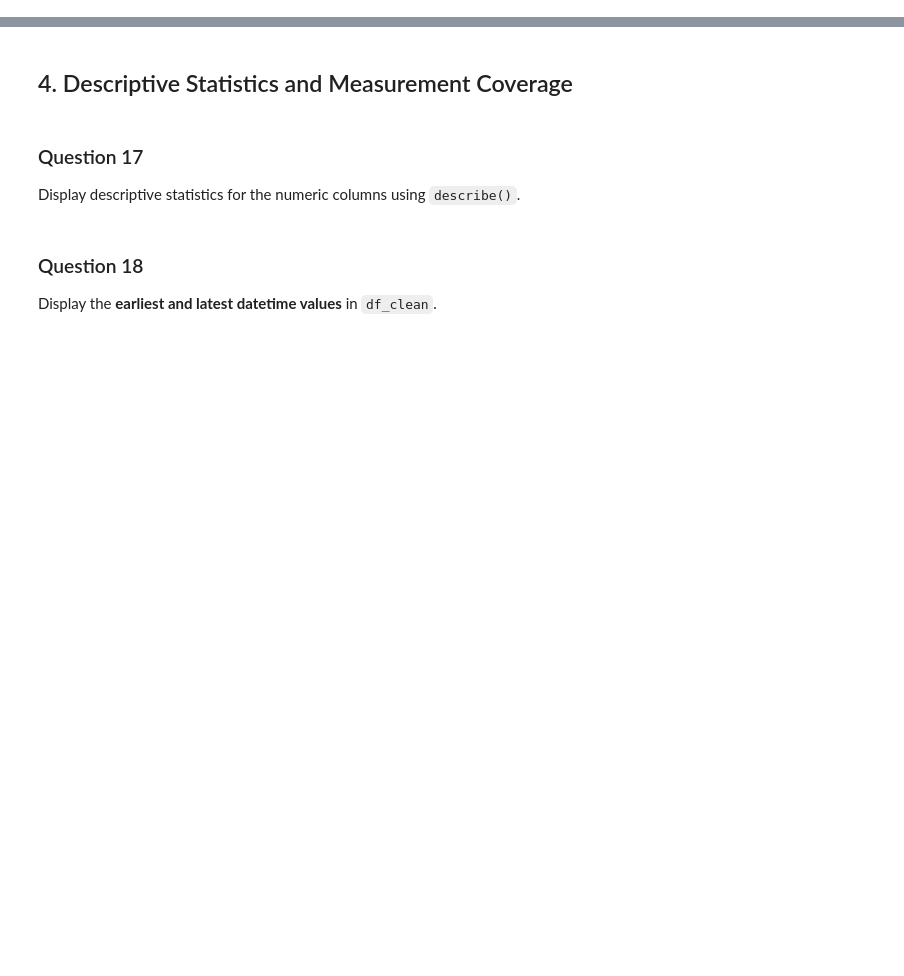
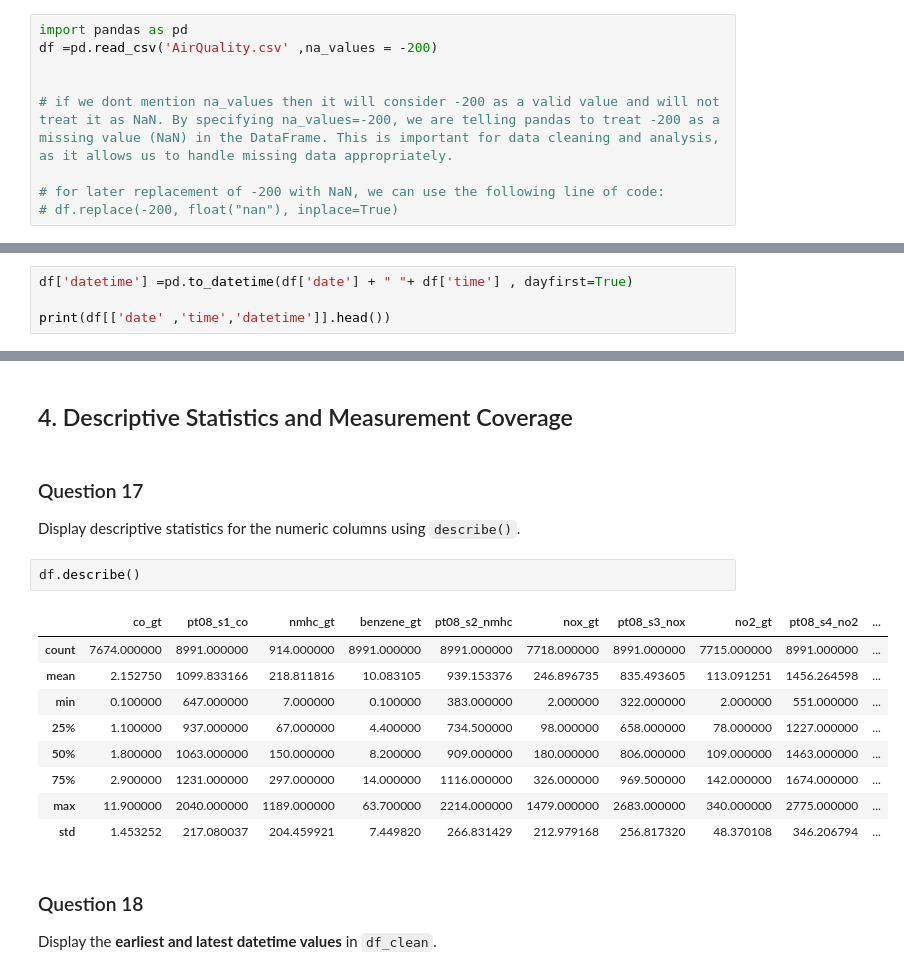
Before and after one commit to sumitshinde4585/Liha-tech-Assignments, a Jupyter notebook: Data-Science-Assignments-main/Assignment 8/Air_Quality_Beginner_to_Intermediate_Pandas_Practice.ipynb, the cells around one changed output, grey strips where cells are left out. Cells and saved outputs as stored; diff of their text form; blank space fills up the shorter version.

```diff
--- a/Data-Science-Assignments-main/Assignment 8/Air_Quality_Beginner_to_Intermediate_Pandas_Practice.ipynb
+++ b/Data-Science-Assignments-main/Assignment 8/Air_Quality_Beginner_to_Intermediate_Pandas_Practice.ipynb
@@ -58,6 +58,15 @@ By completing this assignment, you will practice a complete beginner-to-intermed
 # %% [markdown]
 ### Question 1
 Import the Pandas library using the alias `pd` and read **AirQuality.csv** into a DataFrame named `df`.
+# %%
+import pandas as pd
+df =pd.read_csv('AirQuality.csv' ,na_values = -200)
+
+
+# if we dont mention na_values then it will consider -200 as a valid value and will not treat it as NaN. By specifying na_values=-200, we are telling pandas to treat -200 as a missing value (NaN) in the DataFrame. This is important for data cleaning and analysis, as it allows us to handle missing data appropriately.
+
+# for later replacement of -200 with NaN, we can use the following line of code:
+# df.replace(-200, float("nan"), inplace=True)
 # %% [markdown]
 ### Question 2
 Display the first **5 rows** of the dataset.
@@ -93,3 +222,7 @@ Create a DataFrame named `df_clean` by removing rows missing `temperature_c`, `r
 # %% [markdown]
 ### Question 12
 Combine the `date` and `time` columns into a new datetime column named **datetime** using `pd.to_datetime()` with `dayfirst=True`.
+# %%
+df['datetime'] =pd.to_datetime(df['date'] + " "+ df['time'] , dayfirst=True)
+
+print(df[['date' ,'time','datetime']].head())
@@ -112,6 +302,18 @@ Using `loc`, display rows **10 to 15** for the columns **datetime, co_gt, benzen
 # %% [markdown]
 ### Question 17
 Display descriptive statistics for the numeric columns using `describe()`.
+# %%
+df.describe()
+# %% [output]
+|  | co_gt | pt08_s1_co | nmhc_gt | benzene_gt | pt08_s2_nmhc | nox_gt | pt08_s3_nox | no2_gt | pt08_s4_no2 | ... |
+| count | 7674.000000 | 8991.000000 | 914.000000 | 8991.000000 | 8991.000000 | 7718.000000 | 8991.000000 | 7715.000000 | 8991.000000 | ... |
+| mean | 2.152750 | 1099.833166 | 218.811816 | 10.083105 | 939.153376 | 246.896735 | 835.493605 | 113.091251 | 1456.264598 | ... |
+| min | 0.100000 | 647.000000 | 7.000000 | 0.100000 | 383.000000 | 2.000000 | 322.000000 | 2.000000 | 551.000000 | ... |
+| 25% | 1.100000 | 937.000000 | 67.000000 | 4.400000 | 734.500000 | 98.000000 | 658.000000 | 78.000000 | 1227.000000 | ... |
+| 50% | 1.800000 | 1063.000000 | 150.000000 | 8.200000 | 909.000000 | 180.000000 | 806.000000 | 109.000000 | 1463.000000 | ... |
+| 75% | 2.900000 | 1231.000000 | 297.000000 | 14.000000 | 1116.000000 | 326.000000 | 969.500000 | 142.000000 | 1674.000000 | ... |
+| max | 11.900000 | 2040.000000 | 1189.000000 | 63.700000 | 2214.000000 | 1479.000000 | 2683.000000 | 340.000000 | 2775.000000 | ... |
+| std | 1.453252 | 217.080037 | 204.459921 | 7.449820 | 266.831429 | 212.979168 | 256.817320 | 48.370108 | 346.206794 | ... |
 # %% [markdown]
 ### Question 18
 Display the **earliest and latest datetime values** in `df_clean`.
```
Also changed, not shown: parts of 20 cells of this notebook.
